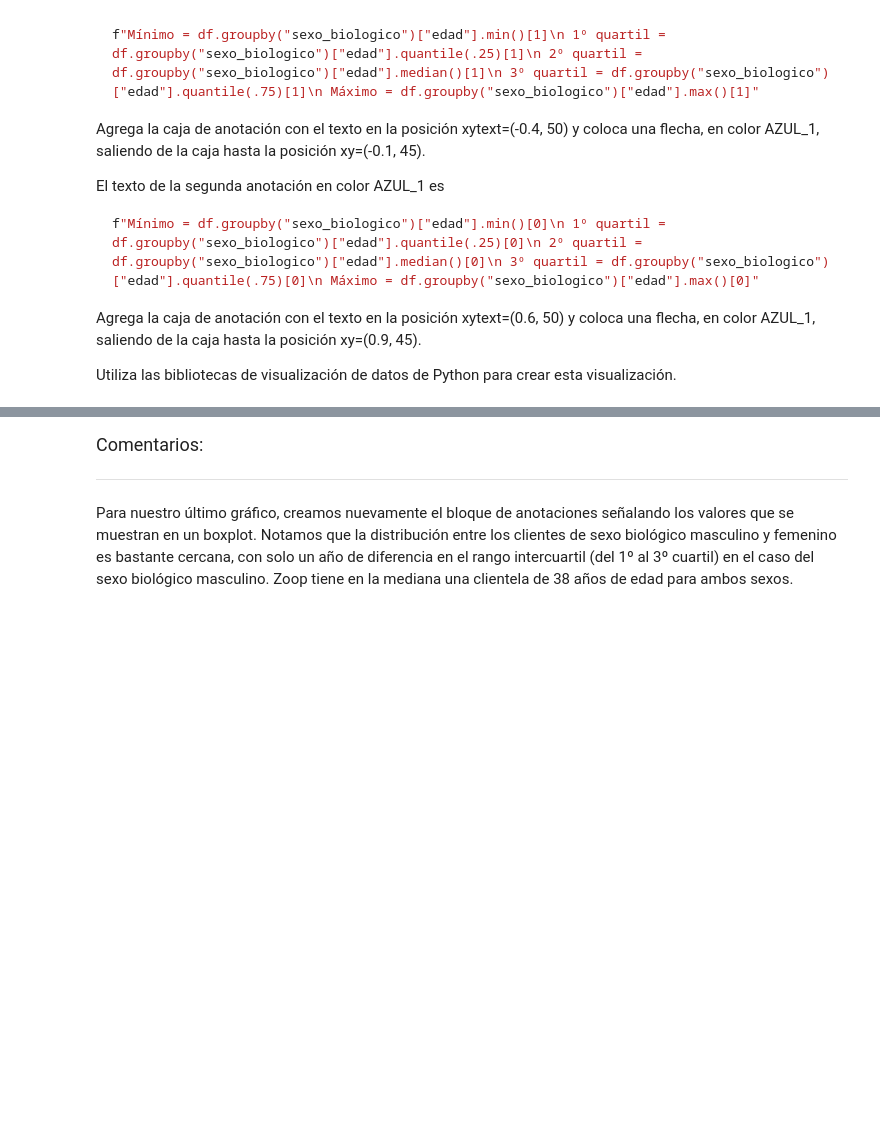
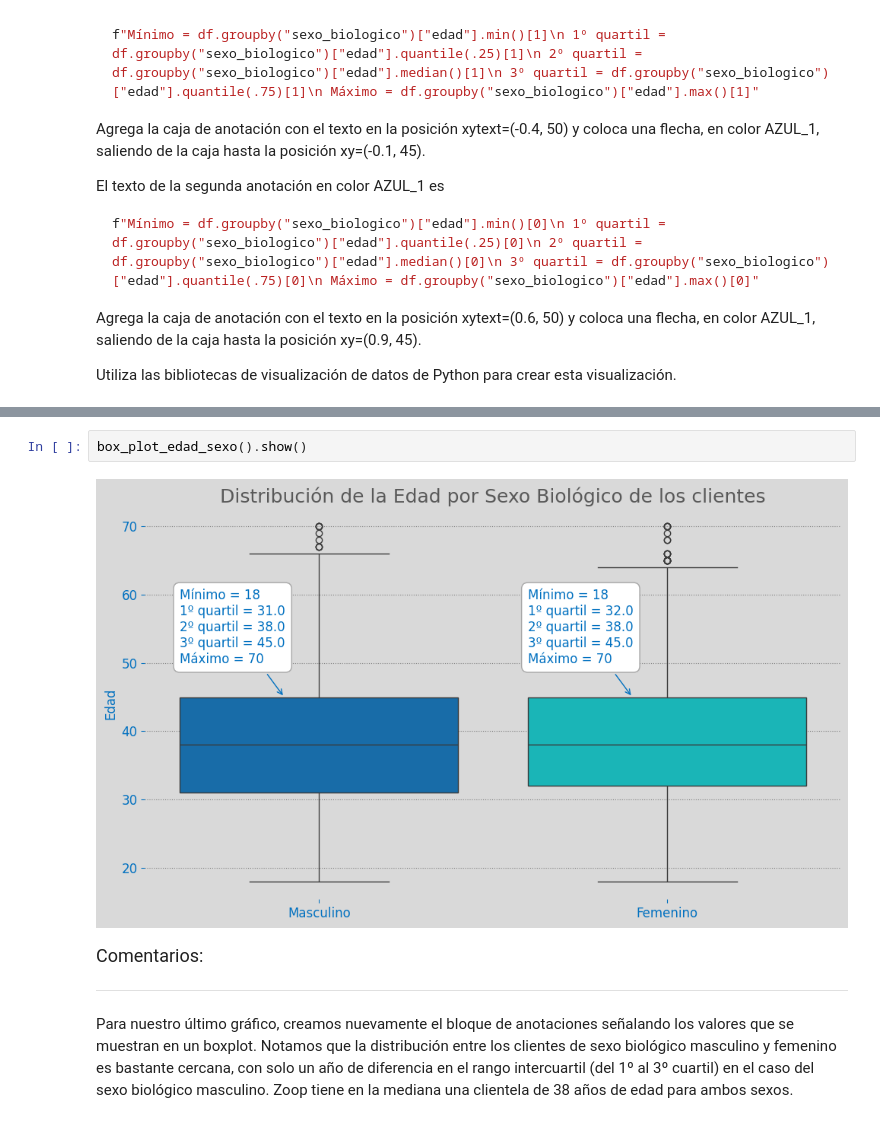
Before and after one commit to Carlos-Alberto-Antonio-G-Fuentes/ia_aplicada_a_datascience, a Jupyter notebook: ia_aplicada_a_ciencia_de_datos.ipynb, the cells around one changed output, grey strips where cells are left out. Saved outputs shown, nothing was run; the diff lists cells and outputs as text; blank space fills up the shorter version.

```diff
--- a/ia_aplicada_a_ciencia_de_datos.ipynb
+++ b/ia_aplicada_a_ciencia_de_datos.ipynb
@@ -1694,3 +2008,7 @@ Utiliza las bibliotecas de visualización de datos de Python para crear esta vis
+# %%
+box_plot_edad_sexo().show()
+# %% [output]
+[figure, added]
 # %% [markdown]
 <font color="7b71ff" size=4> Comentarios: </font>
 
```
Also changed, not shown: parts of 13 cells of this notebook.
